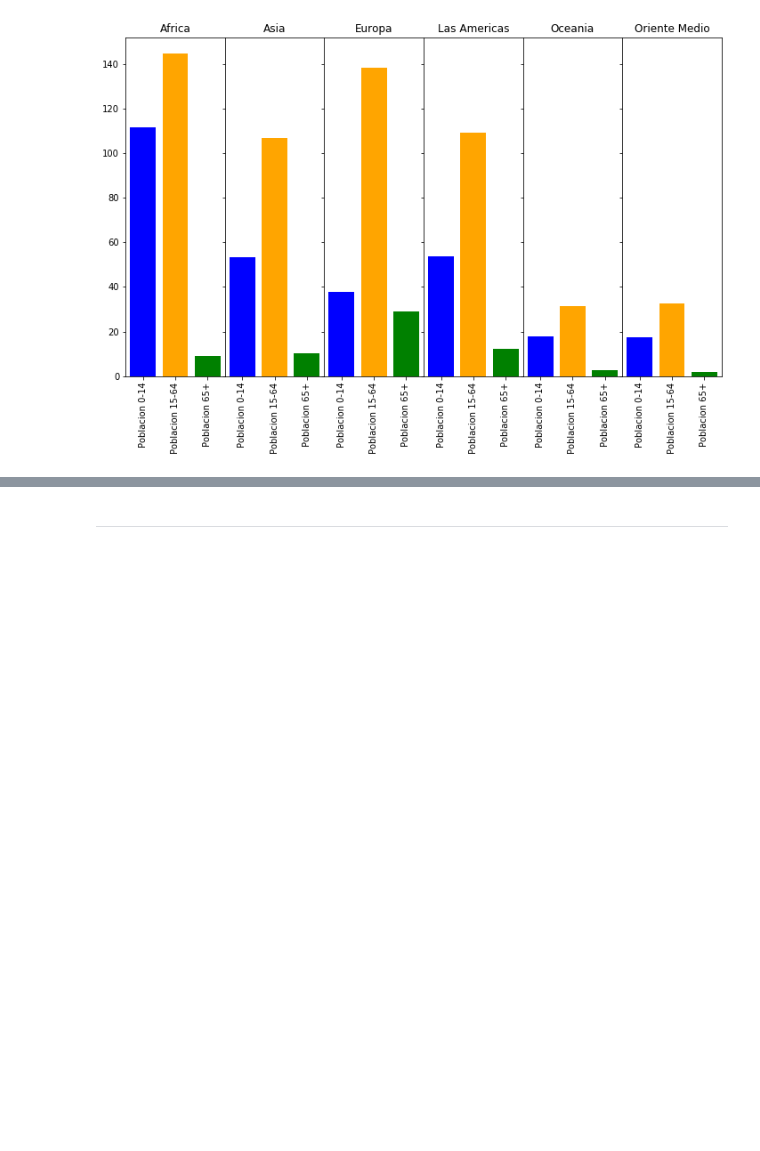
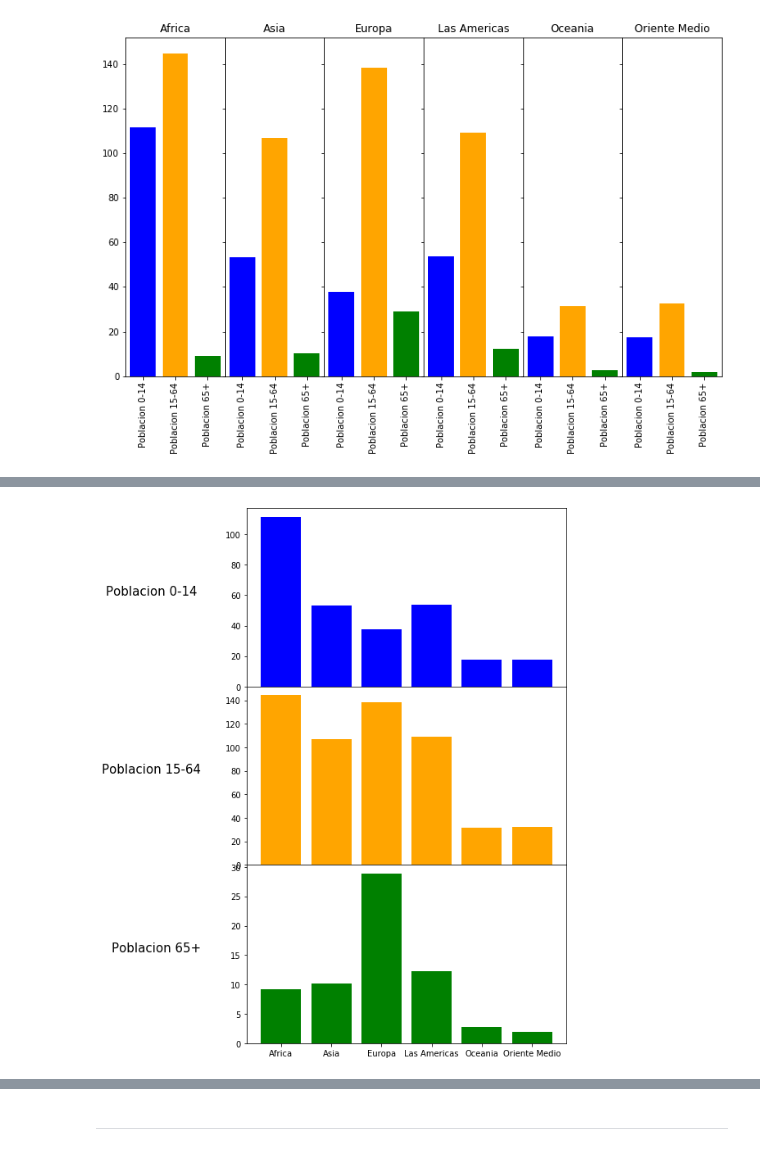
Before and after one commit to mariaqu88/lab-visualizacion-matplotlib-GustavoAcevedoUnal, a Jupyter notebook: visualizacion-de-datos-usando-matplotlib.ipynb, the cells around one changed output, grey strips where cells are left out. Saved outputs shown, nothing was run; the diff lists cells and outputs as text; code cells hidden in the pictures; blank space fills up the shorter version.

```diff
--- a/visualizacion-de-datos-usando-matplotlib.ipynb
+++ b/visualizacion-de-datos-usando-matplotlib.ipynb
@@ -60,6 +60,21 @@ for i in range(len(data)):
 Construya una gráfica similar a la siguiente usando el archivo `indicadores-mundiales.csv`. Se grafica la suma del porcetaje de la población por regiones.
 
 ![act3](images/suma-pob-region-edades-4.png)
+# %%
+df = pandas.read_csv('indicadores-mundiales.csv', sep=',', encoding='latin-1')
+df = df.replace('africa','Africa')
+data = df.groupby('Region').sum().sort_values(by='Region')[['Poblacion 0-14', 'Poblacion 15-64', 'Poblacion 65+']] / 100
+data[['Poblacion 0-14', 'Poblacion 15-64', 'Poblacion 65+']]
+colors = ['blue', 'orange', 'green']
+
+figura, eje = plt.subplots(3, 1, sharex='col', sharey='row', figsize=(7, 12));
+plt.subplots_adjust(hspace=0)
+
+for i in range(len(data.columns)):
+    eje[i].bar(list(data.index), data[data.iloc[i].index[i]], color=colors[i]);
+    eje[i].set_ylabel(data.iloc[i].index[i], rotation=0, labelpad=90, fontsize=15)
+# %% [output]
+[figure, added]
 # %% [markdown]
 ## Punto 4
 
```
